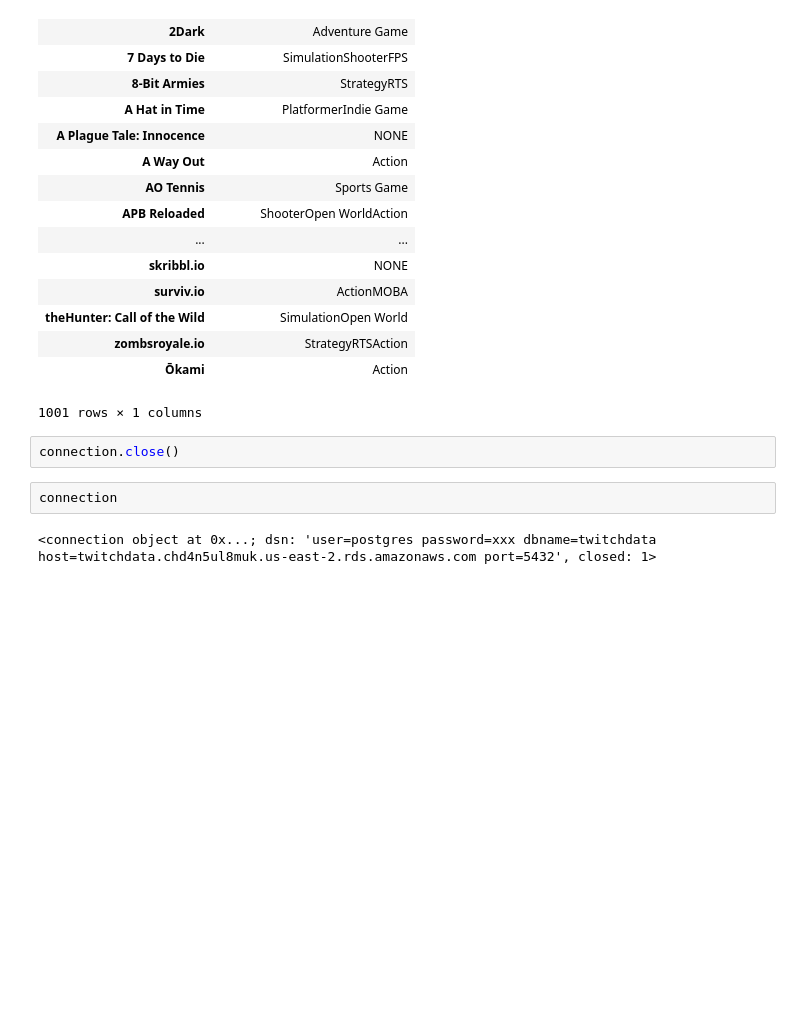
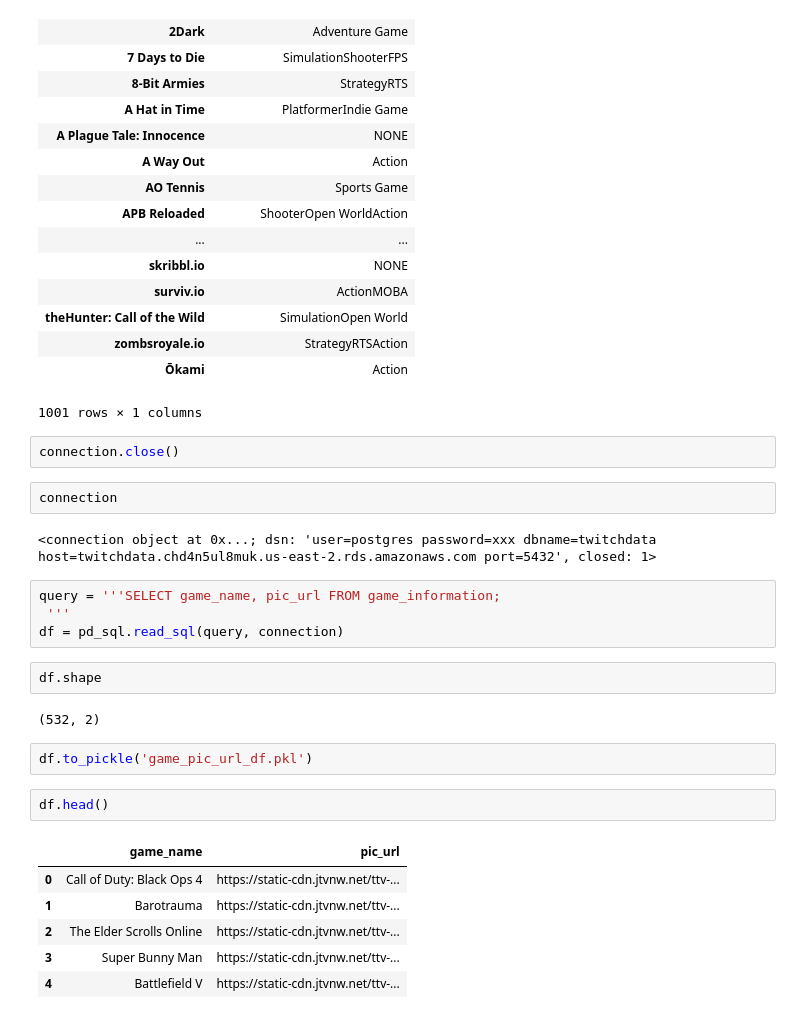
Before and after one commit to natashaborders-zz/Twitch_Streamers_Recommender, a Jupyter notebook: Jeremy_Notebooks/sql_queries.ipynb, the cells around one changed output. Saved outputs shown, nothing was run; the diff lists cells and outputs as text; blank space fills up the shorter version.

```diff
--- a/Jeremy_Notebooks/sql_queries.ipynb
+++ b/Jeremy_Notebooks/sql_queries.ipynb
@@ -382,3 +383,22 @@ connection.close()
 connection
 # %% [output]
 <connection object at 0x...; dsn: 'user=postgres password=xxx dbname=twitchdata host=twitchdata.chd4n5ul8muk.us-east-2.rds.amazonaws.com port=5432', closed: 1>
+# %%
+query = '''SELECT game_name, pic_url FROM game_information;
+ '''
+df = pd_sql.read_sql(query, connection)
+# %%
+df.shape
+# %% [output]
+(532, 2)
+# %%
+df.to_pickle('game_pic_url_df.pkl')
+# %%
+df.head()
+# %% [output]
+|  | game_name | pic_url |
+| 0 | Call of Duty: Black Ops 4 | https://static-cdn.jtvnw.net/ttv-... |
+| 1 | Barotrauma | https://static-cdn.jtvnw.net/ttv-... |
+| 2 | The Elder Scrolls Online | https://static-cdn.jtvnw.net/ttv-... |
+| 3 | Super Bunny Man | https://static-cdn.jtvnw.net/ttv-... |
+| 4 | Battlefield V | https://static-cdn.jtvnw.net/ttv-... |
```
Also changed, not shown: parts of 6 cells of this notebook, 5 other files.
